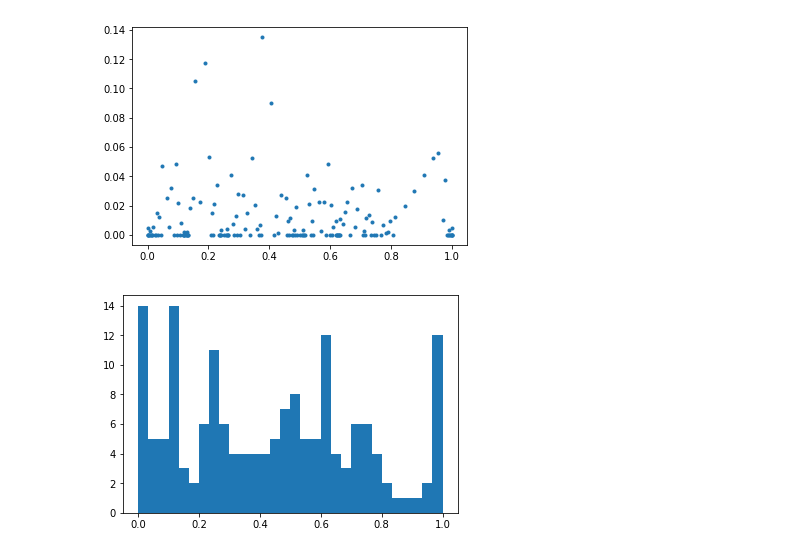
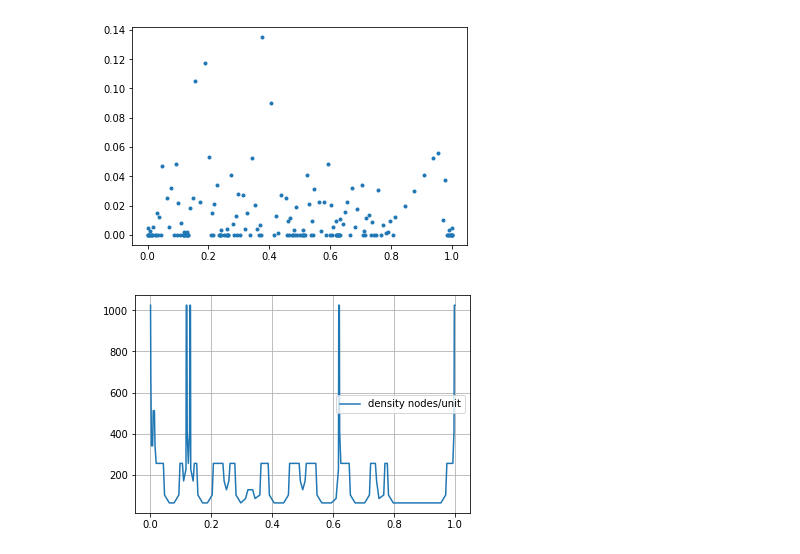
Before and after one commit to jimkon/adaptive-discretization, a Jupyter notebook: demos/multiple_lobes_1d.ipynb, the cells around one changed output. Drawn from its saved outputs; the diff is of its cells as text; code cells hidden in the pictures.

```diff
--- a/demos/multiple_lobes_1d.ipynb
+++ b/demos/multiple_lobes_1d.ipynb
@@ -48,8 +51,7 @@ plt.plot(points, last_values, '.')
 plt.show()
 # %% [output]
 [figure]
-# %%
-plt.hist(points, bins=30)
-plt.show()
-# %% [output]
-[figure, removed]
+# %%
+vis.plot_point_density(tree)
+# %% [output]
+[figure, added]
```
Also changed, not shown: parts of 3 cells of this notebook, 3 other files.
